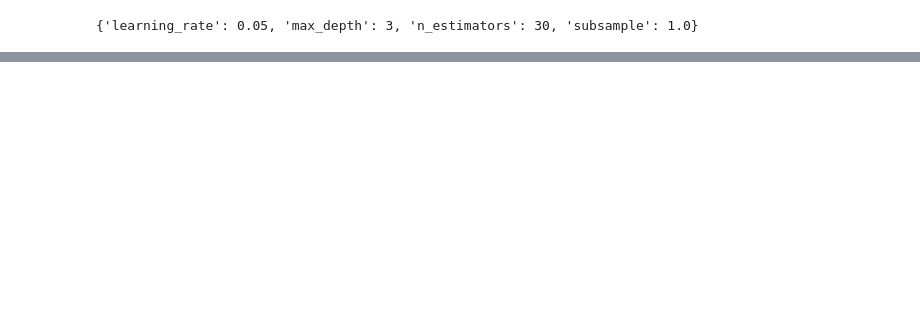
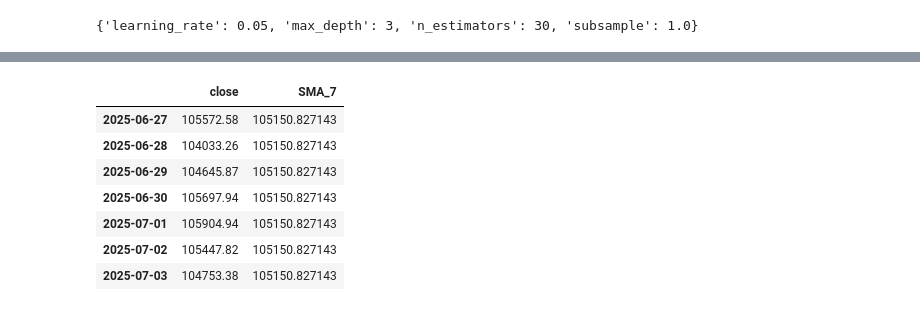
Before and after one commit to kingsuching/cryptoTrading, a Jupyter notebook: sucheenXGBoost.ipynb, the cells around one changed output, grey strips where cells are left out. Cells and saved outputs as stored; diff of their text form; code cells hidden in the pictures; blank space fills up the shorter version.

```diff
--- a/sucheenXGBoost.ipynb
+++ b/sucheenXGBoost.ipynb
@@ -159,0 +178,15 @@ best_model.save('models/xgb_best_model.pkl')
+# %%
+# Recalculate metrics based on close_price
+backtracked[f'SMA_{TEST_DAYS}'] = backtracked['close'].rolling(TEST_DAYS).mean().fillna(method='bfill')
+
+
+backtracked
+# %% [output]
+|  | close | SMA_7 |
+| 2025-06-27 | 105572.58 | 105150.827143 |
+| 2025-06-28 | 104033.26 | 105150.827143 |
+| 2025-06-29 | 104645.87 | 105150.827143 |
+| 2025-06-30 | 105697.94 | 105150.827143 |
+| 2025-07-01 | 105904.94 | 105150.827143 |
+| 2025-07-02 | 105447.82 | 105150.827143 |
+| 2025-07-03 | 104753.38 | 105150.827143 |
```
Also changed, not shown: parts of 18 cells of this notebook, 11 other files.
